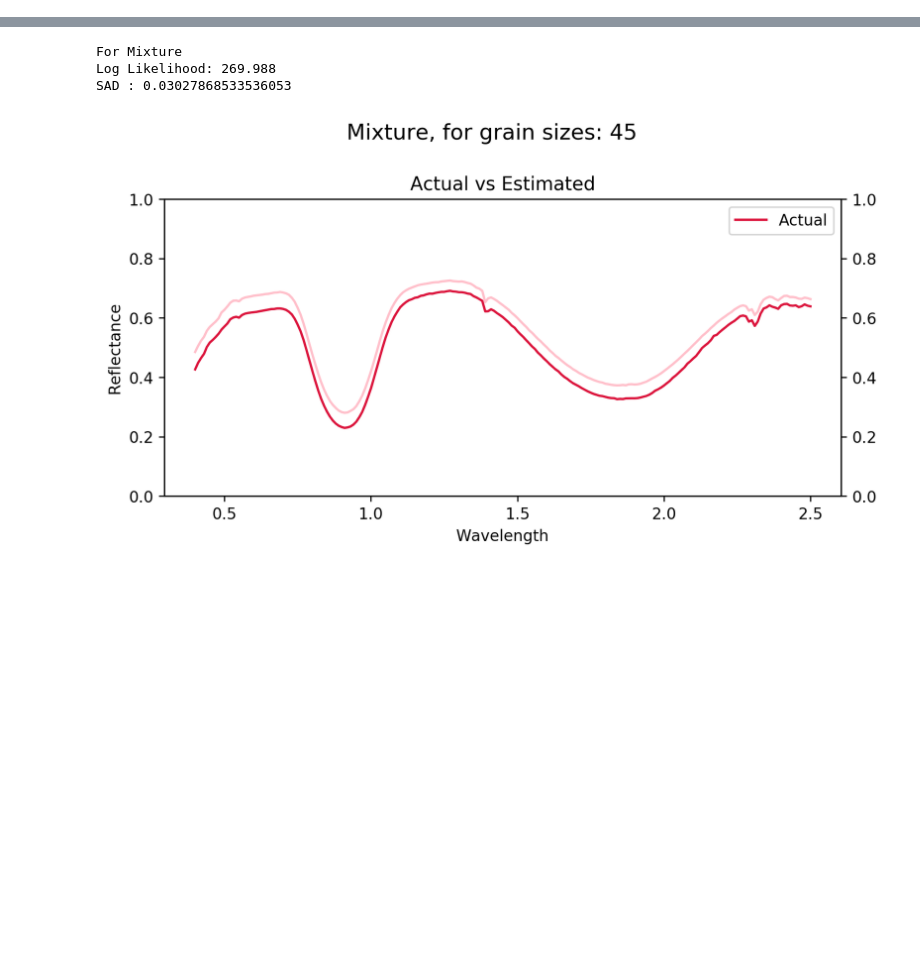
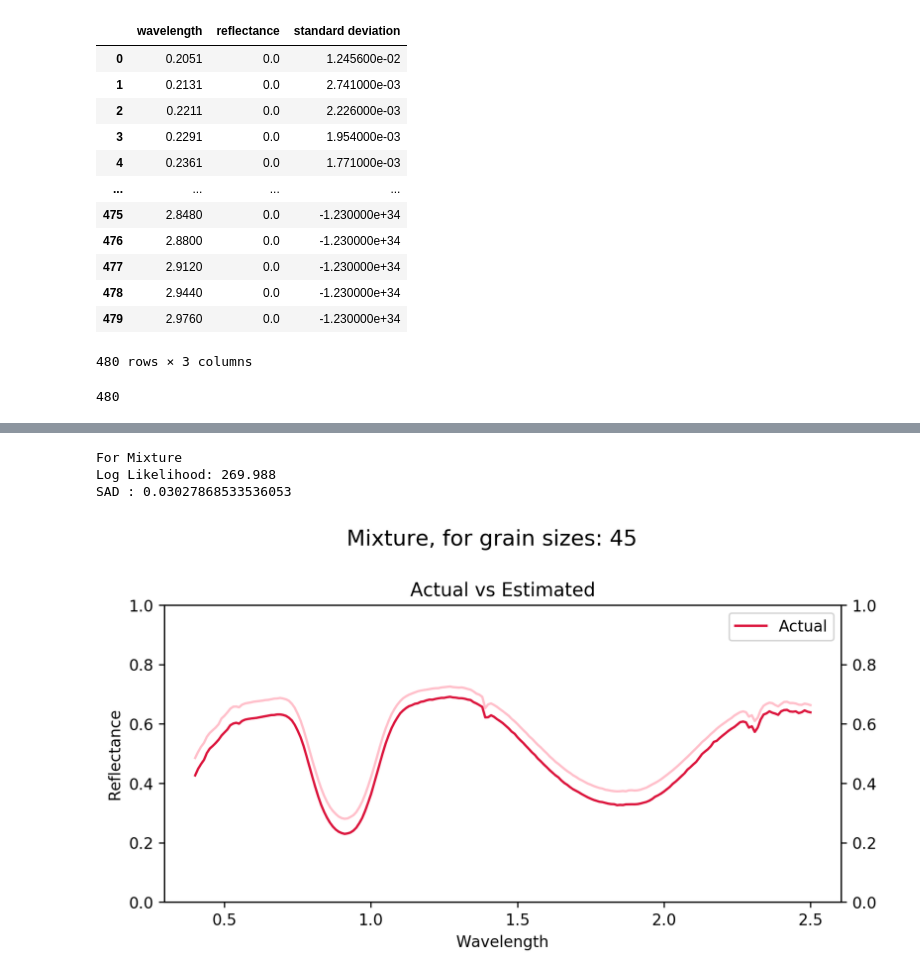
Before and after one commit to marinakiseleva/spectral_analysis, a Jupyter notebook: notebooks/Synthetic Testing.ipynb, the cells around one changed output, grey strips where cells are left out. Drawn from its saved outputs; the diff is of its cells as text; code cells hidden in the pictures; blank space fills up the shorter version.

Commit message:
Updated plotting of endmembers and saving notebooks

```diff
--- a/notebooks/Synthetic Testing.ipynb
+++ b/notebooks/Synthetic Testing.ipynb
@@ -32,0 +44,18 @@ array([0.4 , 0.41, 0.42, 0.43, 0.44, 0.45, 0.46, 0.47, 0.48, 0.49, 0.5 ,
+# %%
+df = get_USGS_data('olivine (Fo51)')
+
+df[df['wavelength']]
+# %% [output]
+|  | wavelength | reflectance | standard deviation |
+| 0 | 0.2051 | 0.0 | 1.245600e-02 |
+| 1 | 0.2131 | 0.0 | 2.741000e-03 |
+| 2 | 0.2211 | 0.0 | 2.226000e-03 |
+| 3 | 0.2291 | 0.0 | 1.954000e-03 |
+| 4 | 0.2361 | 0.0 | 1.771000e-03 |
+| ... | ... | ... | ... |
+| 475 | 2.8480 | 0.0 | -1.230000e+34 |
+| 476 | 2.8800 | 0.0 | -1.230000e+34 |
+| 477 | 2.9120 | 0.0 | -1.230000e+34 |
+| 478 | 2.9440 | 0.0 | -1.230000e+34 |
+| 479 | 2.9760 | 0.0 | -1.230000e+34 |
+480 rows × 3 columns
@@ -32,0 +64,9 @@ array([0.4 , 0.41, 0.42, 0.43, 0.44, 0.45, 0.46, 0.47, 0.48, 0.49, 0.5 ,
+# %%
+w = get_USGS_data(endmember='augite')['wavelength'].values
+len(w)
+# keep = []
+# for wavelength in w:
+#     if wavelength > 0.5 and wavelength <2.5:
+#         keep.append(wavelength)
+# %% [output]
+480
```
Also changed, not shown: parts of 11 cells of this notebook, 3 other files.
